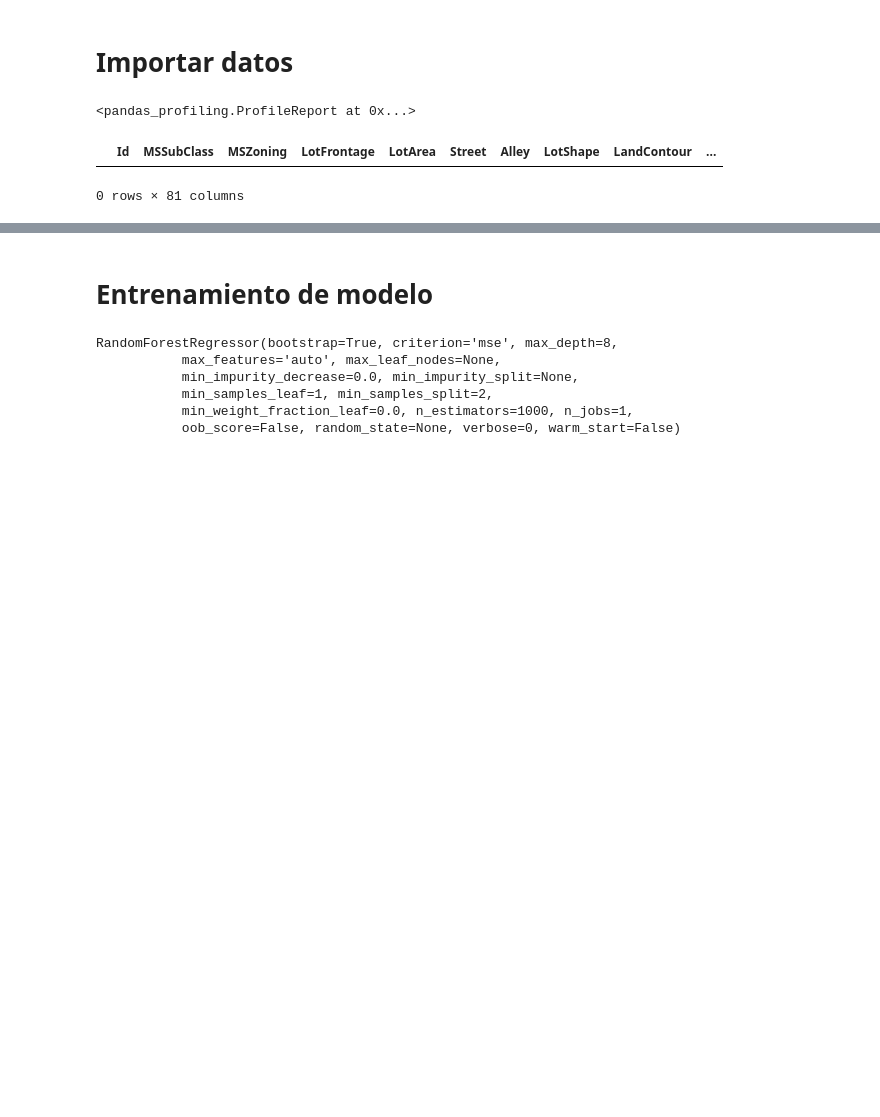
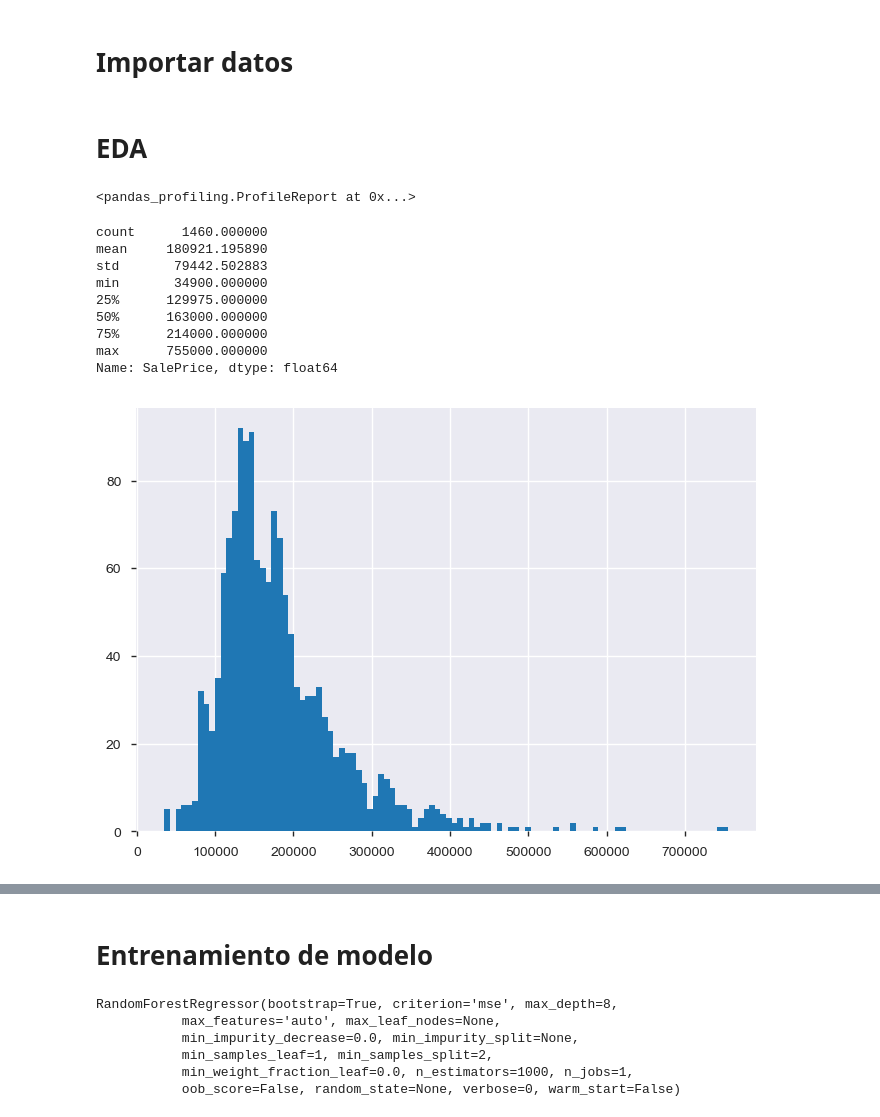
Before and after one commit to Darocar/machine_learning, a Jupyter notebook: house pricing/Untitled.ipynb, the cells around one changed output, grey strips where cells are left out. Saved outputs shown, nothing was run; the diff lists cells and outputs as text; code cells hidden in the pictures; blank space fills up the shorter version.

```diff
--- a/house pricing/Untitled.ipynb
+++ b/house pricing/Untitled.ipynb
@@ -22 +11,8 @@ df = pd.read_csv('train.csv')
+# %%
+train = pd.read_csv('train.csv')
+test = pd.read_csv('test.csv')
+
+df = pd.concat([train.loc[:,'MSSubClass':], test.loc[:,'MSSubClass':]])
+# %% [markdown]
+# EDA
 # %%
@@ -24,7 +20,16 @@ pandas_profiling.ProfileReport(df)
 # %% [output]
 <pandas_profiling.ProfileReport at 0x...>
-# %%
-df[df['GarageYrBlt'] > df['YrSold']]
-# %% [output]
-|  | Id | MSSubClass | MSZoning | LotFrontage | LotArea | Street | Alley | LotShape | LandContour | ... |
-0 rows × 81 columns
+# %%
+train['SalePrice'].hist(bins = 100)
+train['SalePrice'].describe()
+# %% [output]
+count      1460.000000
+mean     180921.195890
+std       79442.502883
+min       34900.000000
+25%      129975.000000
+50%      163000.000000
+75%      214000.000000
+max      755000.000000
+Name: SalePrice, dtype: float64
+[figure, added]
```
Also changed, not shown: parts of 21 cells of this notebook.
